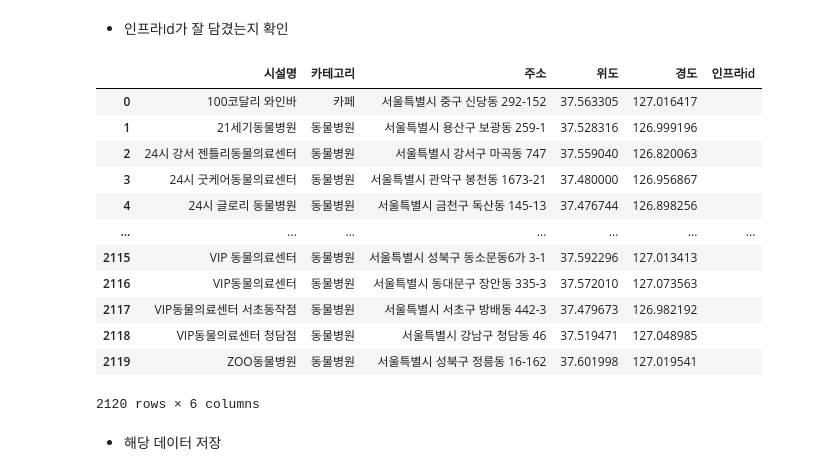
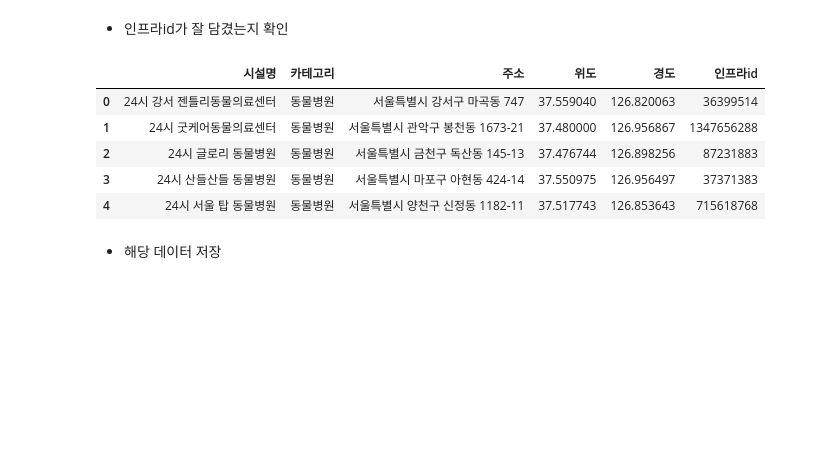
Before and after one commit to addinedu-ros-8th/eda-repo-5, a Jupyter notebook: src/naver_review.ipynb, the cells around one changed output. Saved outputs shown, nothing was run; the diff lists cells and outputs as text; code cells hidden in the pictures; blank space fills up the shorter version.

```diff
--- a/src/naver_review.ipynb
+++ b/src/naver_review.ipynb
@@ -84,21 +81,14 @@ Stacktrace:
 # %% [markdown]
 * 인프라id가 잘 담겼는지 확인
 # %%
-df
+df.head()
 # %% [output]
 |  | 시설명 | 카테고리 | 주소 | 위도 | 경도 | 인프라id |
-| 0 | 100코달리 와인바 | 카페 | 서울특별시 중구 신당동 292-152 | 37.563305 | 127.016417 |  |
-| 1 | 21세기동물병원 | 동물병원 | 서울특별시 용산구 보광동 259-1 | 37.528316 | 126.999196 |  |
-| 2 | 24시 강서 젠틀리동물의료센터 | 동물병원 | 서울특별시 강서구 마곡동 747 | 37.559040 | 126.820063 |  |
-| 3 | 24시 굿케어동물의료센터 | 동물병원 | 서울특별시 관악구 봉천동 1673-21 | 37.480000 | 126.956867 |  |
-| 4 | 24시 글로리 동물병원 | 동물병원 | 서울특별시 금천구 독산동 145-13 | 37.476744 | 126.898256 |  |
-| ... | ... | ... | ... | ... | ... | ... |
-| 2115 | VIP 동물의료센터 | 동물병원 | 서울특별시 성북구 동소문동6가 3-1 | 37.592296 | 127.013413 |  |
-| 2116 | VIP동물의료센터 | 동물병원 | 서울특별시 동대문구 장안동 335-3 | 37.572010 | 127.073563 |  |
-| 2117 | VIP동물의료센터 서초동작점 | 동물병원 | 서울특별시 서초구 방배동 442-3 | 37.479673 | 126.982192 |  |
-| 2118 | VIP동물의료센터 청담점 | 동물병원 | 서울특별시 강남구 청담동 46 | 37.519471 | 127.048985 |  |
-| 2119 | ZOO동물병원 | 동물병원 | 서울특별시 성북구 정릉동 16-162 | 37.601998 | 127.019541 |  |
+| 0 | 24시 강서 젠틀리동물의료센터 | 동물병원 | 서울특별시 강서구 마곡동 747 | 37.559040 | 126.820063 | 36399514 |
+| 1 | 24시 굿케어동물의료센터 | 동물병원 | 서울특별시 관악구 봉천동 1673-21 | 37.480000 | 126.956867 | 1347656288 |
+| 2 | 24시 글로리 동물병원 | 동물병원 | 서울특별시 금천구 독산동 145-13 | 37.476744 | 126.898256 | 87231883 |
+| 3 | 24시 산들산들 동물병원 | 동물병원 | 서울특별시 마포구 아현동 424-14 | 37.550975 | 126.956497 | 37371383 |
+| 4 | 24시 서울 탑 동물병원 | 동물병원 | 서울특별시 양천구 신정동 1182-11 | 37.517743 | 126.853643 | 715618768 |
-2120 rows × 6 columns
 # %% [markdown]
 * 해당 데이터 저장
 # %%
```
Also changed, not shown: parts of 26 cells of this notebook.
